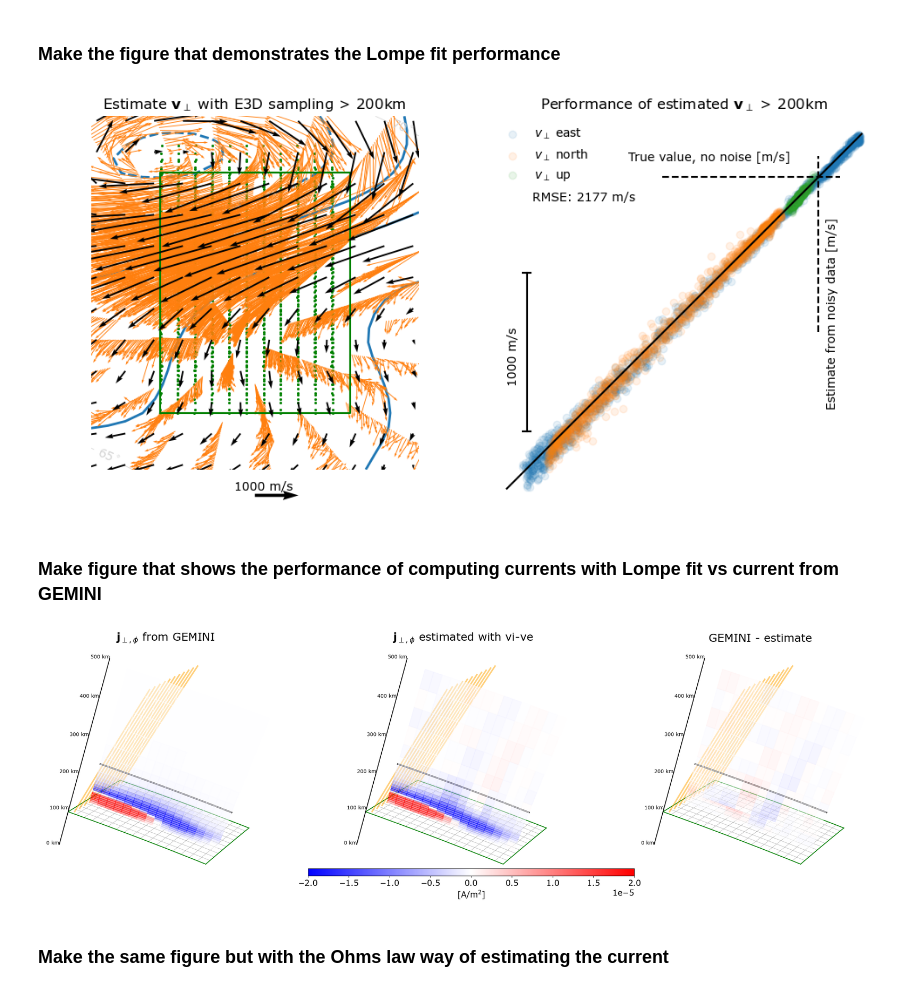
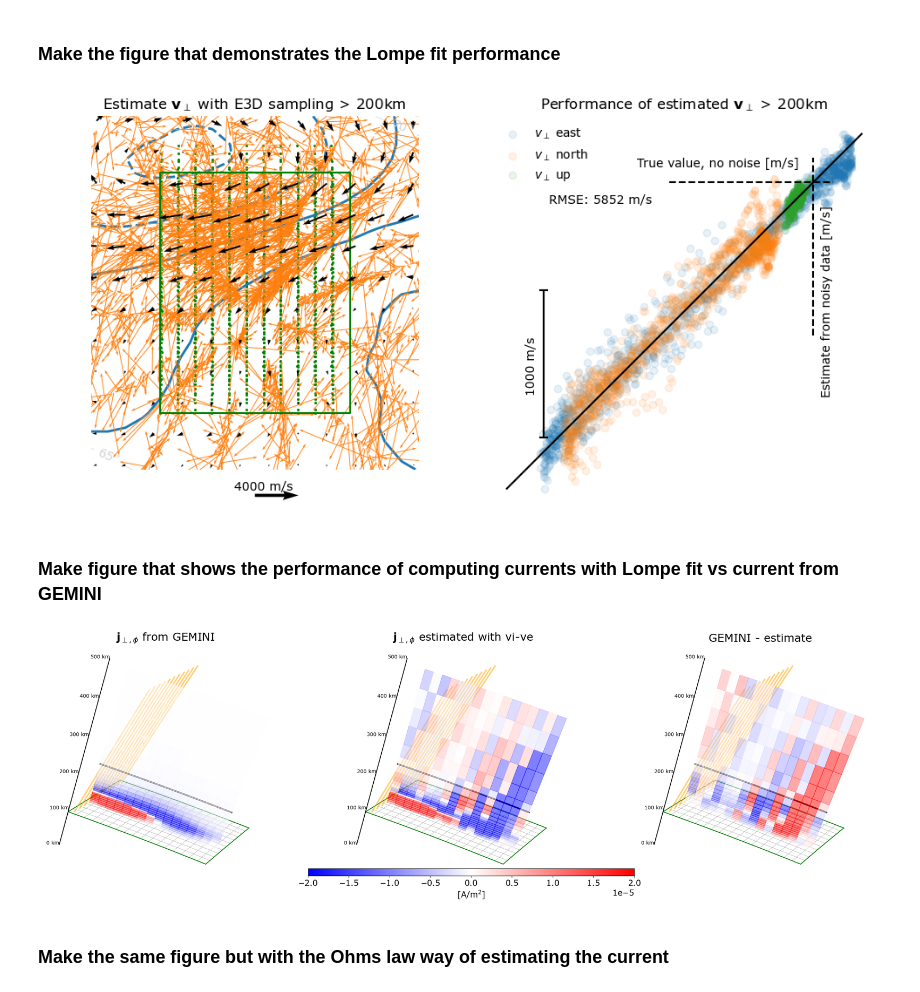
Before and after one commit to jpreistad/e3dsecs, a Jupyter notebook: paper/02_lompefit.ipynb, the cells around one changed output. Saved outputs shown, nothing was run; the diff lists cells and outputs as text; code cells hidden in the pictures.

Commit message:
various changes, new e3doubt settings

```diff
--- a/paper/02_lompefit.ipynb
+++ b/paper/02_lompefit.ipynb
@@ -40,17 +34,17 @@ inputmode       = 'vi' # See documentation e.g. in model.py for allowed values.
                        # Specifies how jperp estimates are obtained
 e3doubt_        = True # Wheter to use realistic variances of the observations, and add
                        # corresponding noise
-intsec          = 5*60  # Integrationtime in seconds used in E3DOUBT
+intsec          = 15*60  # Integrationtime in seconds used in E3DOUBT
 sitelat         = 67.7# Gegraphic latitude of transmitter site location, 67.36
 sitephi         = 23.0 # Gegraphic longitude of transmitter site location
 min_alt         = 90   # km, start altitude of where to sample along beams
 max_alt         = 500  # km, stop altitude of where to sample along beams
 dr              = 4    # altitude resolution of sampling
-l1_lompe        = 1e-1 # Lompe regularization parameter 1 (model norm)
+l1_lompe        = 5e-1 # Lompe regularization parameter 1 (model norm)
 l2_lompe        = 0    # Lompe regularization parameter 2 (east-west structure)
 
 savefigs        = True# Wheher the figures will be saved
-beamfile        = 'datadict_51beams.npy' # Specifies which beam sampling file to use
+beamfile        = 'datadict_31beams.npy' # Specifies which beam sampling file to use
 # %% [markdown]
 Make objects containing simulation data (sim), grid (gr), sampled data(dat), and the fitted convection (conv)
 # %%
@@ -141,10 +134,11 @@ lmodel = conv.lmodel
 fig = plt.figure(figsize=(10,5))
 ax1 = plt.subplot2grid((11, 20), (0, 0), rowspan = 10, colspan = 10)
 ax2 = plt.subplot2grid((11, 20), (0, 10), rowspan = 11, colspan = 10)
-lompe.visualization.format_ax(ax1, lmodel)
-lompe.visualization.plot_quiver(ax1, lmodel, 'convection')
+lompe.visualization.format_ax(ax1, lmodel, )
+convectionscale = 4000
+lompe.visualization.plot_quiver(ax1, lmodel, 'convection', scale=2*convectionscale)
 lompe.visualization.plot_potential(ax1, lmodel)
-lompe.visualization.plot_datasets(ax1, lmodel, 'convection')
+lompe.visualization.plot_datasets(ax1, lmodel, 'convection',scale=2*convectionscale)
 ax1.set_title(r'Estimate $\mathbf{v}_{\perp}$ with E3D sampling > ' + str(maph) + 'km')
 xi_corners = [grid_l.xi_mesh[0,extend],grid_l.xi_mesh[0,-extend-1],
               grid_l.xi_mesh[0,-extend-1],grid_l.xi_mesh[0,extend],grid_l.xi_mesh[0,extend]]
@@ -153,36 +147,36 @@ eta_corners = [grid_l.eta_mesh[extend,0], grid_l.eta_mesh[extend,0],
                grid_l.eta_mesh[extend,0]]
 ax1.plot(xi_corners, eta_corners, color='green')
 
 # Right panel is showing a scatterplot of the performance of the lompe fit on data from a uniform
 # mesh that was not used to make the model inthe first place
 # xi_e  = grid.xi[0,1:] - grid.dxi/2
 # eta_e = grid.eta[1:,0]- grid.deta/2
 alts__ = gr.alts_grid[15:]-gr.altres[15:]
 xi_e  = gr.grid.xi[0,:] - gr.grid.dxi/2
 eta_e = gr.grid.eta[:,0]- gr.grid.deta/2
 alt_ev, eta_ev, xi_ev = np.meshgrid(alts__, eta_e, xi_e, indexing='ij')
 # eta_ev, xi_ev = np.meshgrid(eta_e, xi_e, indexing='ij')
 lon_ev, lat_ev = gr.grid.projection.cube2geo(xi_ev, eta_ev)
 # alt_ev = np.ones(lon_ev.shape) * maph
 _data = data.data(gr, sim, beams=False, points=True,
                   lat_ev=lat_ev, lon_ev=lon_ev, alt_ev=alt_ev,
                   e3doubt_=False)
 
 axs2 = diagnostics.scatterplot_lompe(ax2, sim, _data, conv, gr)
-axs2.set_title(r'Performance of estimated $\mathbf{v}_{\perp}$ > ' + str(conv.maph)+ 'km')
+axs2.set_title(r'Performance of estimated $\mathbf{v}_{\perp}$ above ' + str(conv.maph)+ 'km')
 
 arrowax = plt.subplot2grid((11, 20), (10, 0), rowspan = 1, colspan = 10)
 arrowax.quiver(.2, .001, 1, 0, scale = 2, scale_units = 'inches')
-arrowax.text(0.45,0.7, '1000 m/s', transform=arrowax.transAxes)
+arrowax.text(0.45,0.7, '%4i m/s' % convectionscale, transform=arrowax.transAxes)
 arrowax.set_axis_off()
 
 xi_map, eta_map = gr.grid.projection.geo2cube(_data.mappedglon, _data.mappedglat)
 ax1.scatter(xi_map, eta_map, alpha=1, color='green', s=1.4)
 plt.tight_layout()
 if savefigs:
     fig.savefig('./plots/lompefit.pdf',bbox_inches='tight')
 # %% [output]
-[figure, old version]
+[figure, new version]
 # %% [markdown]
 ### Make figure that shows the performance of computing currents with Lompe fit vs current from GEMINI
 # %%
@@ -222,7 +216,7 @@ fig = diagnostics.compare_input_jperp(_data, jjj2, inside,
 if savefigs:
     fig.savefig('./plots/input_jperp_'+inputmode+'.pdf', dpi=250,bbox_inches='tight')
 # %% [output]
-[figure, old version]
+[figure, new version]
 # %% [markdown]
 ### Make the same figure but with the Ohms law way of estimating the current
 # %%
```
Also changed, not shown: parts of 7 cells of this notebook, 34 other files.
